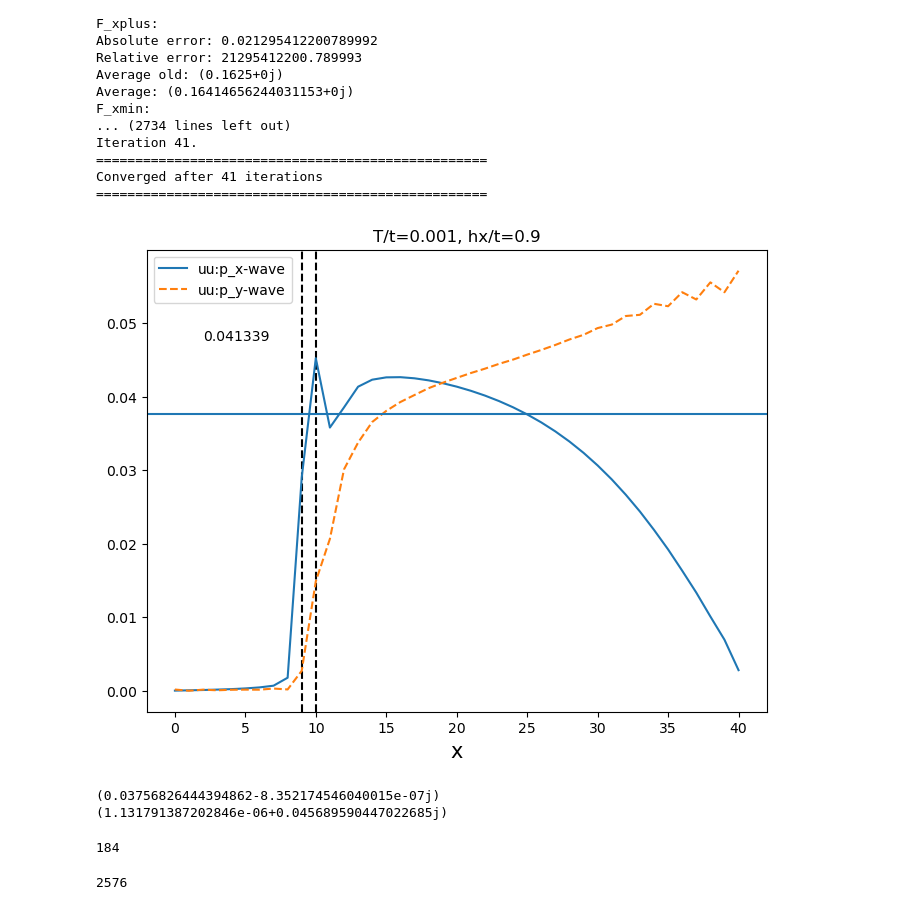
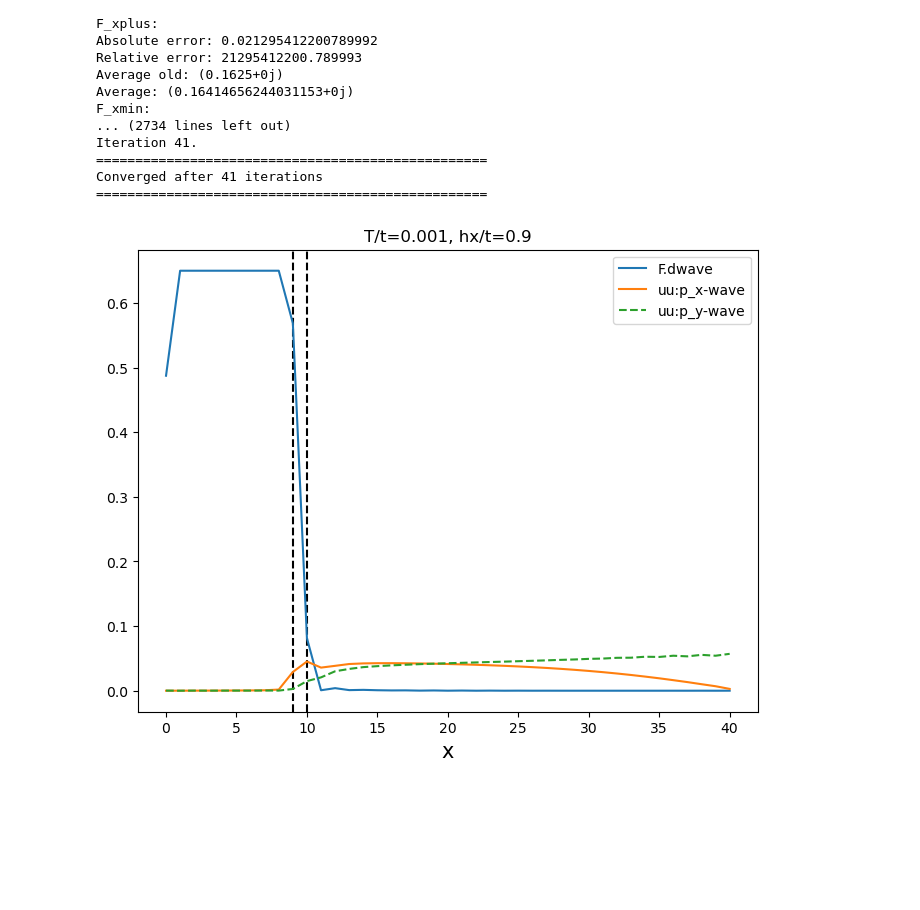
Before and after one commit to emilssp/master-thesis-codebase, a Jupyter notebook: examples/partial-self-consistency-dfp.ipynb, the cells around one changed output. Drawn from its saved outputs; the diff is of its cells as text; code cells hidden in the pictures; blank space fills up the shorter version.

```diff
--- a/examples/partial-self-consistency-dfp.ipynb
+++ b/examples/partial-self-consistency-dfp.ipynb
@@ -131,27 +94,17 @@ Converged after 41 iterations
 # %%
 x = np.arange(0, widthD + widthF + widthP)
 
 fig, axs = plt.subplots(1, 1, figsize=(8, 6))
 axs.set_title(f"T/t={T}, hx/t={h0}")
 axs.axvline(widthD-1, color='black', linestyle='--')
 axs.axvline(widthD+widthF-1, color='black', linestyle='--')
-# axs.plot(x, np.abs(H.F0), label="onsite")
-# axs.plot(x, np.abs(F.dwave), label="F.dwave")
-# axs.plot(x, np.abs(F.swave), label="F.swave")
-# axs.plot(x, np.abs(F.px), label="ud:p_x-wave")
-# axs.plot(x, np.abs(F.py), "--", label="ud:p_y-wave")
+
+axs.plot(x, np.abs(F.dwave), label="F.dwave")
 axs.plot(x, np.abs(Fuu.px), label="uu:p_x-wave")
 axs.plot(x, np.abs(Fuu.py), "--", label="uu:p_y-wave")
+
 axs.set_xlabel("x", fontsize=15)
-axs.axhline(np.abs(Fuu.px)[25])
-axs.text(2, (np.abs(Fuu.px))[25]+0.01, f"{(np.abs(Fuu.px))[20]:.6f}")
 axs.legend()
 plt.show()
 # %% [output]
-[figure, old version]
+[figure, new version]
-# %%
-print(Fuu.px[25])
-print(Fuu.py[25])
-# %% [output]
-(0.03756826444394862-8.352174546040015e-07j)
-(1.131791387202846e-06+0.045689590447022685j)
@@ -171,58 +110,0 @@ print(Fuu.py[25])
-# %%
-temps = np.concatenate([
-    np.arange(0.001, 0.009 + 1e-12, 0.001),
-    np.arange(0.01, 0.10 + 1e-12, 0.01),
-    np.arange(0.110, 0.300 + 1e-12, 0.001),
-])  # 210 temps total
-
-temps = np.concatenate([
-    np.arange(0.001, 0.009 + 1e-12, 0.001),
-    np.arange(0.01, 0.10 + 1e-12, 0.01),
-    np.arange(0.11, 0.30 + 1e-12, 0.01),
-    np.arange(0.301, 0.450 + 1e-12, 0.001),
-    np.arange(0.460, 0.500 + 1e-12, 0.01),
-])  # 194 temps total
-
-temps = np.concatenate([
-    np.arange(0.001, 0.009 + 1e-12, 0.001),
-    np.arange(0.01, 0.35 + 1e-12, 0.01),
-    np.arange(0.355, 0.450 + 1e-12, 0.005),
-    np.arange(0.451, 0.550 + 1e-12, 0.001),
-    np.arange(0.555, 0.600 + 1e-12, 0.005),
-])  # 174 temps total
-
-temps = np.concatenate([
-    np.arange(0.001, 0.009 + 1e-12, 0.001),
-    np.arange(0.01, 0.550 + 1e-12, 0.01),
-    np.arange(0.555, 0.600 + 1e-12, 0.005),
-    np.arange(0.601, 0.700 + 1e-12, 0.001),
-    np.arange(0.705, 0.750 + 1e-12, 0.005),
-])  # 184 temps total
-
-print(len(temps))
-# %% [output]
-184
-# %%
-V_arr = np.array([
-    1,2,3,4,5,
-    5.5,6,6.5,7,
-    7.5,8,8.5,9,9.5
-])
-
-dwave_arr = np.array([
-    0.07912, 0.12194, 0.143596, 0.156518, 0.16489,
-    0.2, 0.225, 0.25, 0.275,
-    0.3, 0.325, 0.35, 0.375, 0.4
-])
-
-temps = np.concatenate([
-    np.arange(0.001, 0.009 + 1e-12, 0.001),
-    np.arange(0.01, 0.550 + 1e-12, 0.01),
-    np.arange(0.555, 0.600 + 1e-12, 0.005),
-    np.arange(0.601, 0.700 + 1e-12, 0.001),
-    np.arange(0.705, 0.750 + 1e-12, 0.005),
-])  # 184 temps total
-
-print(len(temps) * len(dwave_arr))
-# %% [output]
-2576
```
Also changed, not shown: parts of 7 cells of this notebook, 3 other files.
